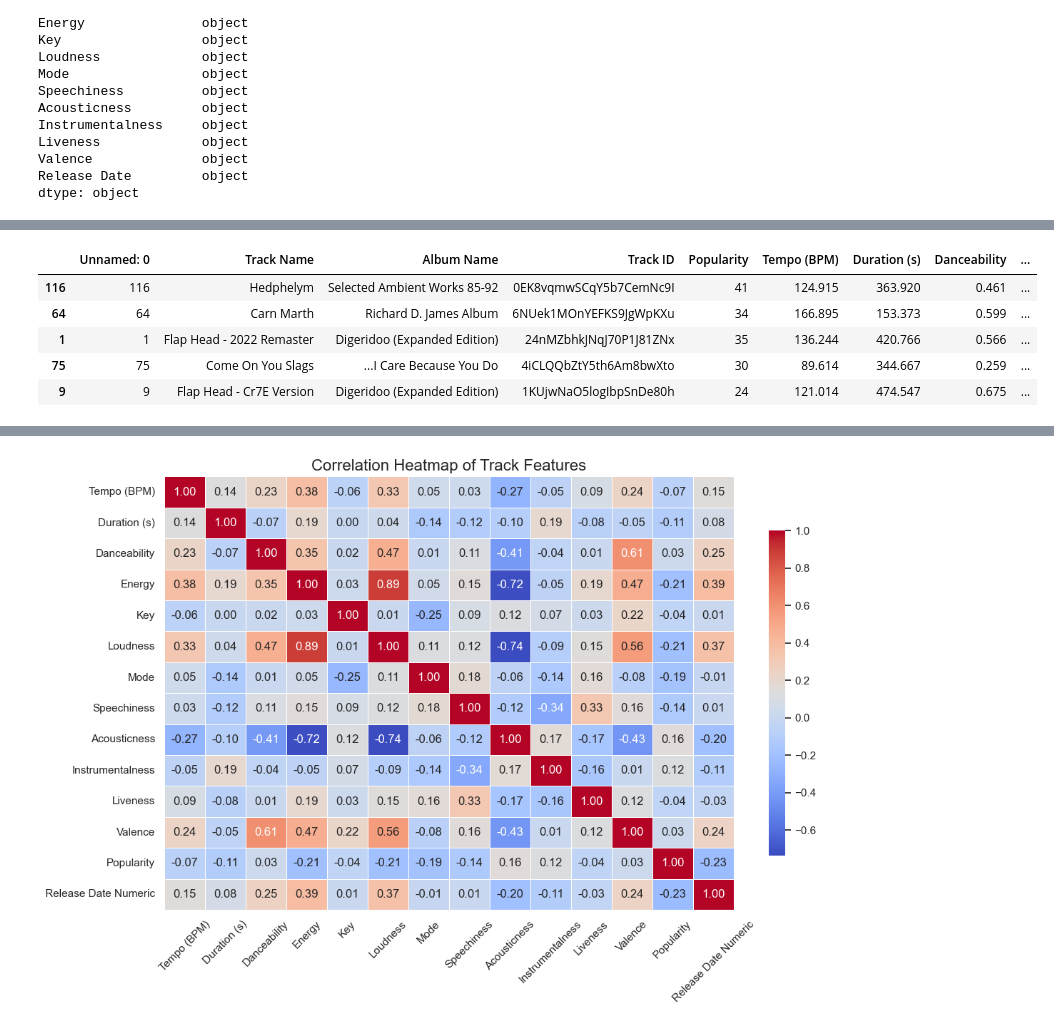
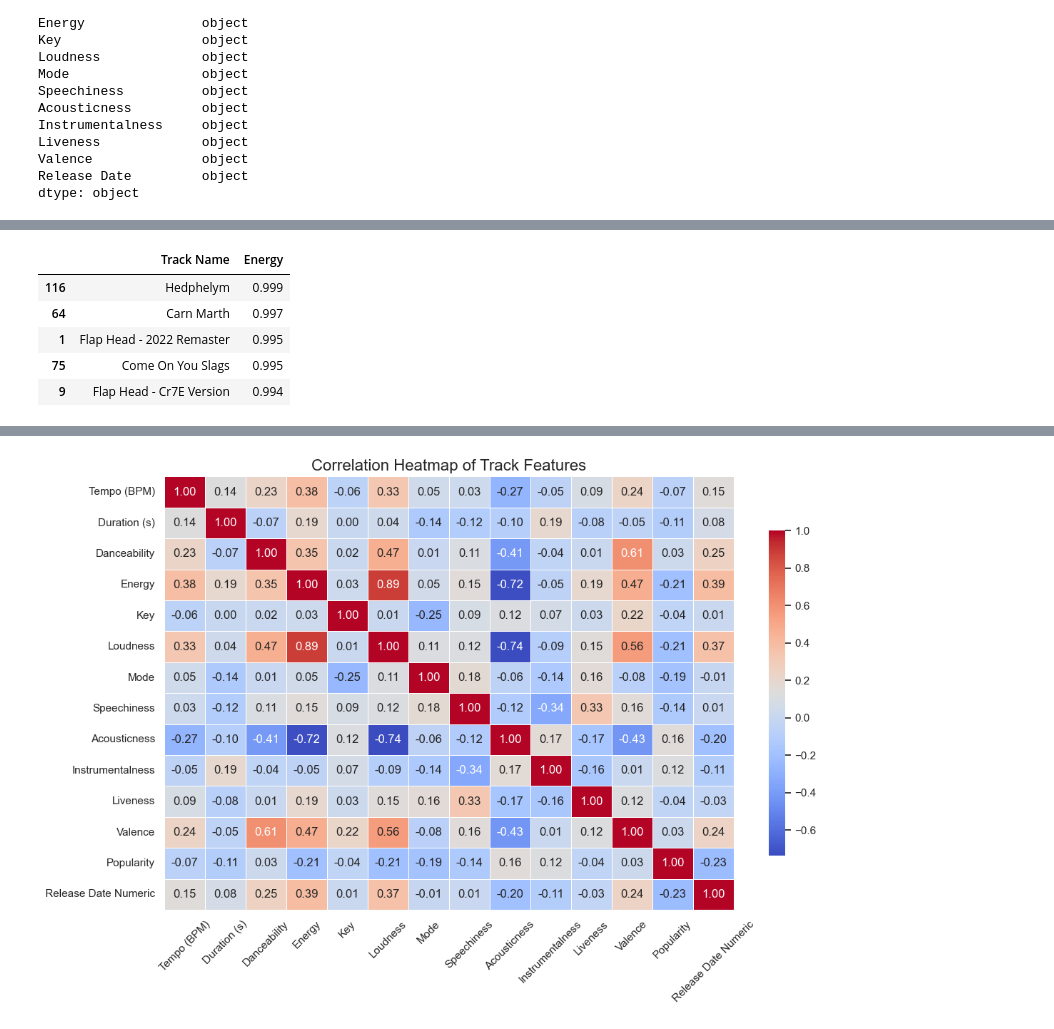
Before and after one commit to iftah-og/afx_eda, a Jupyter notebook: afx_ift1.ipynb, the cells around one changed output, grey strips where cells are left out. Saved outputs shown, nothing was run; the diff lists cells and outputs as text; code cells hidden in the pictures.

```diff
--- a/afx_ift1.ipynb
+++ b/afx_ift1.ipynb
@@ -55,7 +60,7 @@ df['Release Date'] = pd.to_datetime(df['Release Date'], errors='coerce')
 
 # Convert columns to numeric
 numeric_cols = ['Tempo (BPM)', 'Danceability', 'Energy', 'Loudness', 'Acousticness',
-                'Instrumentalness', 'Valence']
+                'Instrumentalness', 'Valence', 'Speechiness','Key','Mode', 'Popularity', 'Duration (s)', 'Liveness']
 
 for col in numeric_cols:
     df[col] = pd.to_numeric(df[col], errors='coerce')
@@ -63,9 +68,6 @@ for col in numeric_cols:
 # Ensure 'Release Date' is in datetime format and handle NaT values
 df['Release Date Numeric'] = df['Release Date'].apply(lambda x: x.timestamp() if pd.notnull(x) else pd.NA)
 
-# Convert other necessary columns to numeric, if not already
-df['Popularity'] = pd.to_numeric(df['Popularity'], errors='coerce')
-df['Duration (s)'] = pd.to_numeric(df['Duration (s)'], errors='coerce')
 df.dtypes
 # %% [output]
 Unnamed: 0                       int64
@@ -92,6 +96,9 @@ dtype: object
 # Replace 'No Data' with NaN
 df.replace('No data', pd.NA, inplace=True)
 
+# Drop the column 'Unnamed: 0' from the DataFrame
+df.drop(columns=['Unnamed: 0'], inplace=True)
+
 # Drop rows with NaN values
 df.dropna(inplace=True)
 # %%
@@ -108,10 +114,10 @@ df_dance
 # %%
 df_energy = df.sort_values(['Energy'], ascending=False).head()
-df_energy
+df_energy[['Track Name', 'Energy']]
 # %% [output]
-|  | Unnamed: 0 | Track Name | Album Name | Track ID | Popularity | Tempo (BPM) | Duration (s) | Danceability | ... |
-| 116 | 116 | Hedphelym | Selected Ambient Works 85-92 | 0EK8vqmwSCqY5b7CemNc9I | 41 | 124.915 | 363.920 | 0.461 | ... |
-| 64 | 64 | Carn Marth | Richard D. James Album | 6NUek1MOnYEFKS9JgWpKXu | 34 | 166.895 | 153.373 | 0.599 | ... |
-| 1 | 1 | Flap Head - 2022 Remaster | Digeridoo (Expanded Edition) | 24nMZbhkJNqJ70P1J81ZNx | 35 | 136.244 | 420.766 | 0.566 | ... |
-| 75 | 75 | Come On You Slags | ...I Care Because You Do | 4iCLQQbZtY5th6Am8bwXto | 30 | 89.614 | 344.667 | 0.259 | ... |
-| 9 | 9 | Flap Head - Cr7E Version | Digeridoo (Expanded Edition) | 1KUjwNaO5logIbpSnDe80h | 24 | 121.014 | 474.547 | 0.675 | ... |
+|  | Track Name | Energy |
+| 116 | Hedphelym | 0.999 |
+| 64 | Carn Marth | 0.997 |
+| 1 | Flap Head - 2022 Remaster | 0.995 |
+| 75 | Come On You Slags | 0.995 |
+| 9 | Flap Head - Cr7E Version | 0.994 |
```
Also changed, not shown: parts of 10 cells of this notebook.
